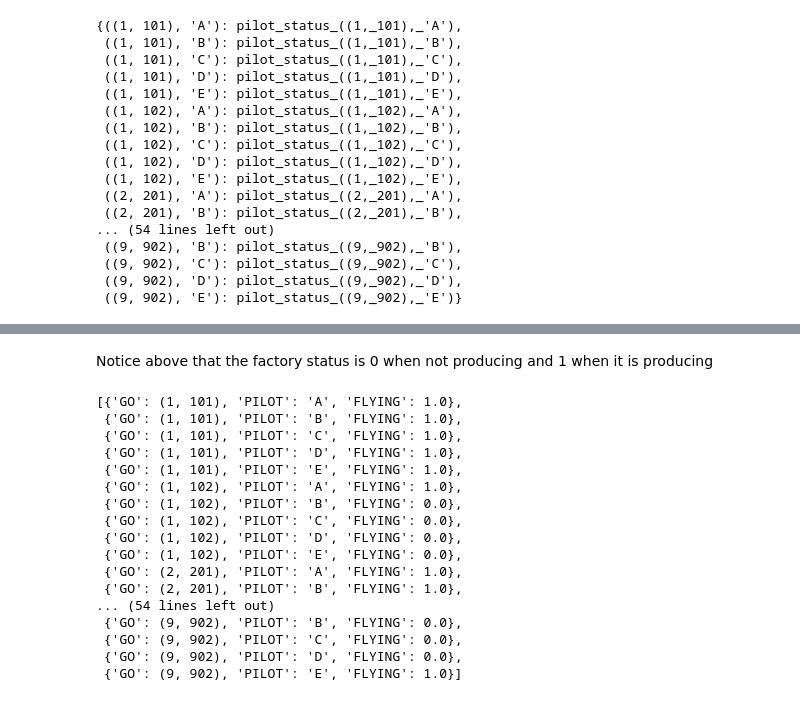
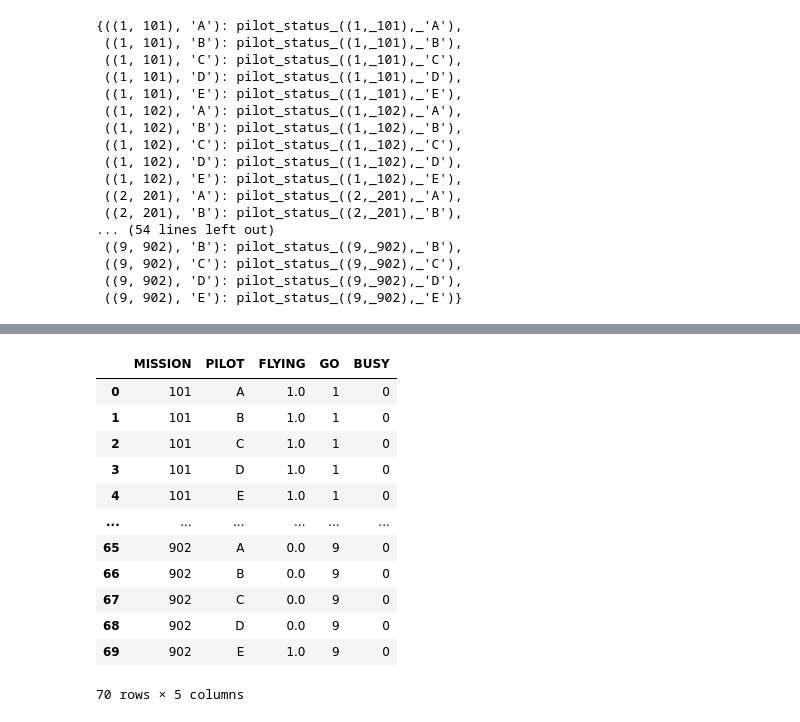
Before and after one commit to ShiGuyFly/PilotScheduling, a Jupyter notebook: Working_ILPP5.ipynb, the cells around one changed output, grey strips where cells are left out. Drawn from its saved outputs; the diff is of its cells as text; code cells hidden in the pictures.

```diff
--- a/Working_ILPP5.ipynb
+++ b/Working_ILPP5.ipynb
@@ -176,7 +189,7 @@ pilot_status
 output = []
 for GO, PILOT in pilot_status:
     var_output = {
-        'GO': GO,
+        'MISSION': GO[1],
         'PILOT': PILOT,
         'FLYING': pilot_status[(GO, PILOT)].varValue
     }
@@ -204,22 +197,19 @@ GO       PILOT
-# %% [markdown]
-Notice above that the factory status is 0 when not producing and 1 when it is producing
-# %%
-output
-# %% [output]
-[{'GO': (1, 101), 'PILOT': 'A', 'FLYING': 1.0},
- {'GO': (1, 101), 'PILOT': 'B', 'FLYING': 1.0},
- {'GO': (1, 101), 'PILOT': 'C', 'FLYING': 1.0},
- {'GO': (1, 101), 'PILOT': 'D', 'FLYING': 1.0},
- {'GO': (1, 101), 'PILOT': 'E', 'FLYING': 1.0},
- {'GO': (1, 102), 'PILOT': 'A', 'FLYING': 1.0},
- {'GO': (1, 102), 'PILOT': 'B', 'FLYING': 0.0},
- {'GO': (1, 102), 'PILOT': 'C', 'FLYING': 0.0},
- {'GO': (1, 102), 'PILOT': 'D', 'FLYING': 0.0},
- {'GO': (1, 102), 'PILOT': 'E', 'FLYING': 0.0},
- {'GO': (2, 201), 'PILOT': 'A', 'FLYING': 1.0},
- {'GO': (2, 201), 'PILOT': 'B', 'FLYING': 1.0},
-... (54 lines left out)
- {'GO': (9, 902), 'PILOT': 'B', 'FLYING': 0.0},
- {'GO': (9, 902), 'PILOT': 'C', 'FLYING': 0.0},
- {'GO': (9, 902), 'PILOT': 'D', 'FLYING': 0.0},
- {'GO': (9, 902), 'PILOT': 'E', 'FLYING': 1.0}]
+# %%
+df = pd.DataFrame(output)
+df['GO'] = [str(x)[0] for x in df['MISSION']]
+df['BUSY'] = 0
+df
+# %% [output]
+|  | MISSION | PILOT | FLYING | GO | BUSY |
+| 0 | 101 | A | 1.0 | 1 | 0 |
+| 1 | 101 | B | 1.0 | 1 | 0 |
+| 2 | 101 | C | 1.0 | 1 | 0 |
+| 3 | 101 | D | 1.0 | 1 | 0 |
+| 4 | 101 | E | 1.0 | 1 | 0 |
+| ... | ... | ... | ... | ... | ... |
+| 65 | 902 | A | 0.0 | 9 | 0 |
+| 66 | 902 | B | 0.0 | 9 | 0 |
+| 67 | 902 | C | 0.0 | 9 | 0 |
+| 68 | 902 | D | 0.0 | 9 | 0 |
+| 69 | 902 | E | 1.0 | 9 | 0 |
+70 rows × 5 columns
```
Also changed, not shown: parts of 3 cells of this notebook.
